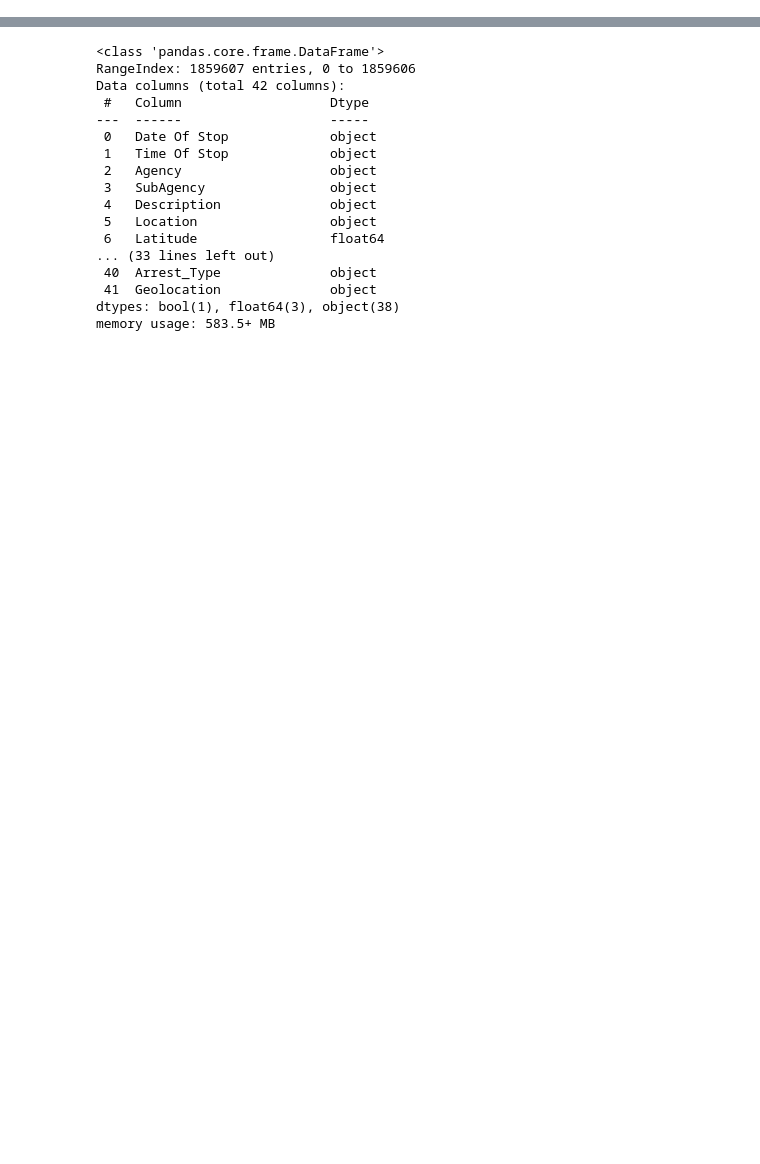
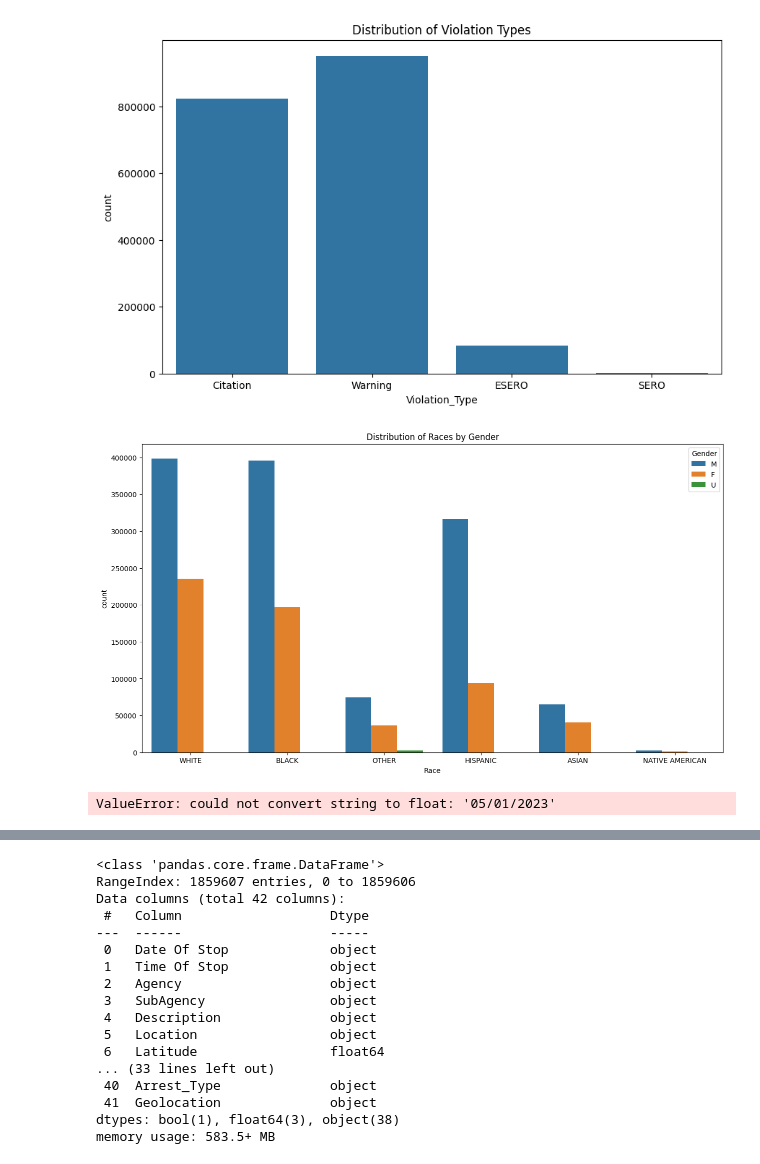
Before and after one commit to avariza/JAQLN-AI, a Jupyter notebook: tasks/EDA.ipynb, the cells around one changed output, grey strips where cells are left out. Cells and saved outputs as stored; diff of their text form; code cells hidden in the pictures; blank space fills up the shorter version.

```diff
--- a/tasks/EDA.ipynb
+++ b/tasks/EDA.ipynb
@@ -33,0 +86,30 @@ data.columns=['Date Of Stop','Time Of Stop','Agency','SubAgency','Description','
+# %%
+
+# Visualize the distribution of the target variable 'Violation_Type'
+plt.figure(figsize=(10, 6))
+sns.countplot(x='Violation_Type', data=data)
+plt.title('Distribution of Violation Types')
+plt.show()
+
+# Visualize the distribution of some categorical features
+plt.figure(figsize=(15, 8))
+sns.countplot(x='Race', data=data, hue='Gender')
+plt.title('Distribution of Races by Gender')
+plt.show()
+
+# Correlation matrix for numerical features
+corr_matrix = data.corr()
+plt.figure(figsize=(12, 8))
+sns.heatmap(corr_matrix, annot=True, cmap='coolwarm')
+plt.title('Correlation Matrix')
+plt.show()
+
+# Explore the relationship between 'Search_Conducted' and 'Search_Outcome'
+plt.figure(figsize=(10, 6))
+sns.countplot(x='Search_Conducted', data=data, hue='Search_Outcome')
+plt.title('Relationship between Search Conducted and Outcome')
+plt.show()
+# %% [output]
+[figure, added]
+[figure, added]
+ValueError: could not convert string to float: '05/01/2023'
```
Also changed, not shown: parts of 12 cells of this notebook, 16 other files.
